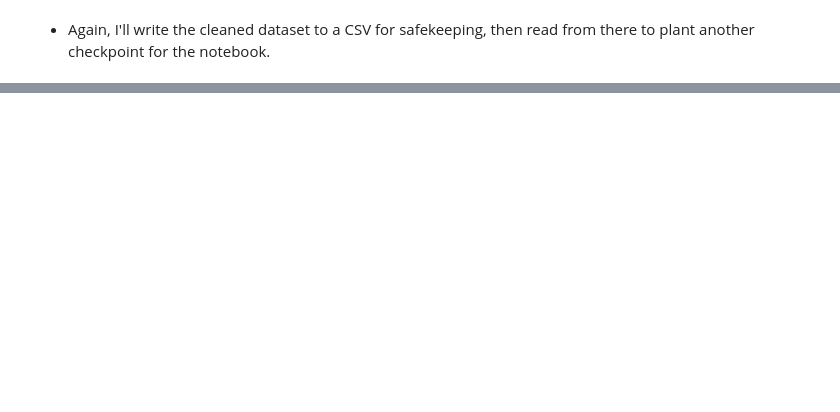
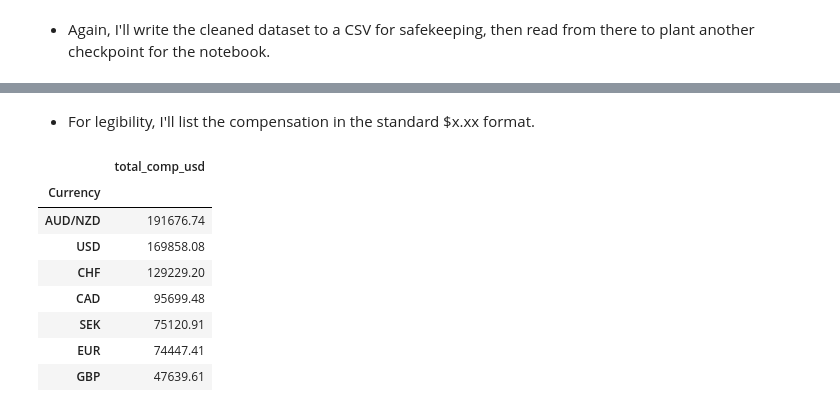
Before and after one commit to JacobTews/preprocessing_and_eda, a Jupyter notebook: preprocessing_and_eda.ipynb, the cells around one changed output, grey strips where cells are left out. Cells and saved outputs as stored; diff of their text form; code cells hidden in the pictures; blank space fills up the shorter version.

```diff
--- a/preprocessing_and_eda.ipynb
+++ b/preprocessing_and_eda.ipynb
@@ -288,3 +290,14 @@ NameError: name 'df_final' is not defined
+# %% [markdown]
+* For legibility, I'll list the compensation in the standard $x.xx format.
 # %%
-means["total_comp_usd"] = means["total_comp_usd"].apply(lambda x: round(x, 2))
-means
+means['total_comp_usd'] = means['total_comp_usd'].apply(lambda x: round(x, 2))
+# %% [output]
+|  | total_comp_usd |
+| Currency |  |
+| AUD/NZD | 191676.74 |
+| USD | 169858.08 |
+| CHF | 129229.20 |
+| CAD | 95699.48 |
+| SEK | 75120.91 |
+| EUR | 74447.41 |
+| GBP | 47639.61 |
```
Also changed, not shown: parts of 29 cells of this notebook, 4 other files.
